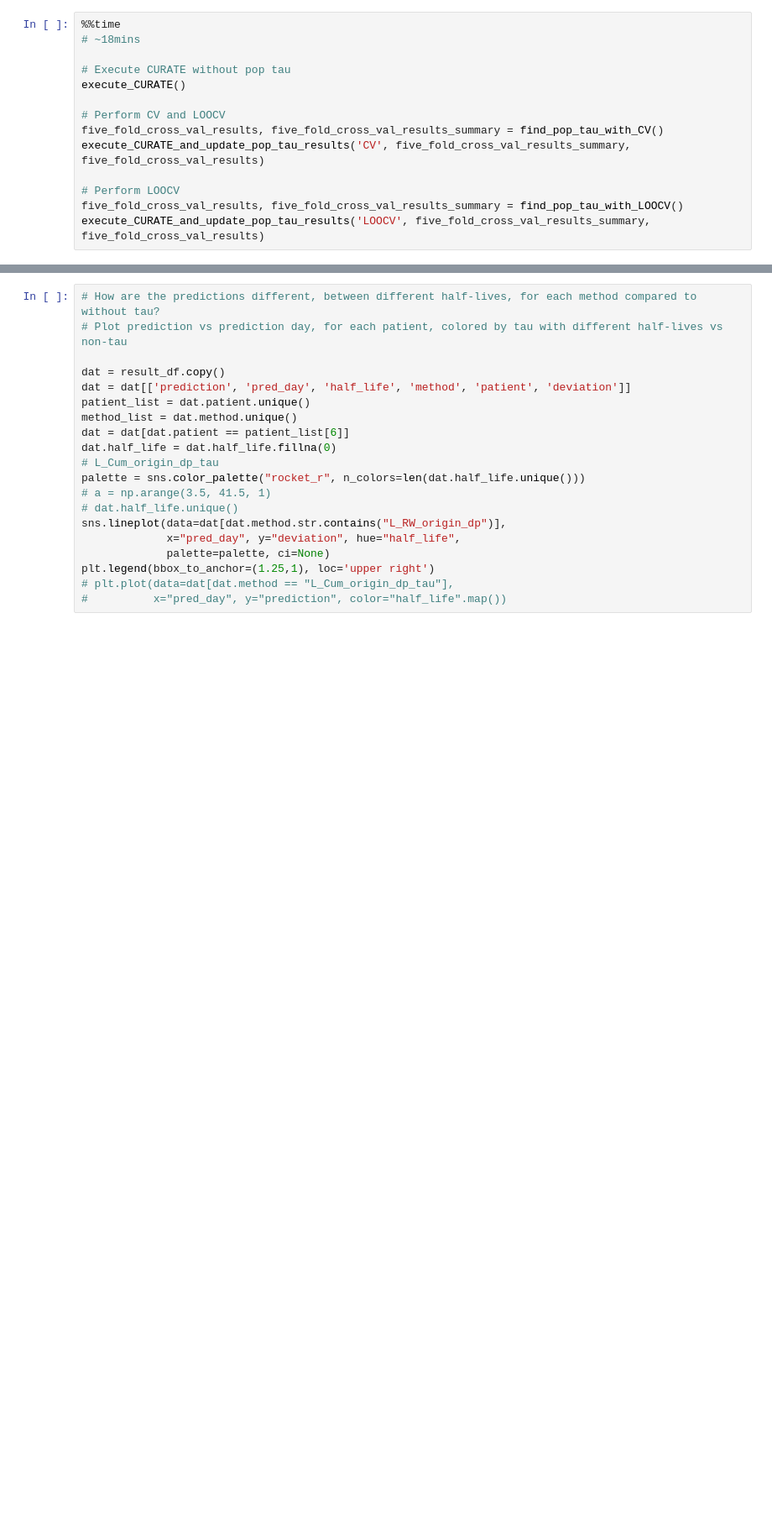
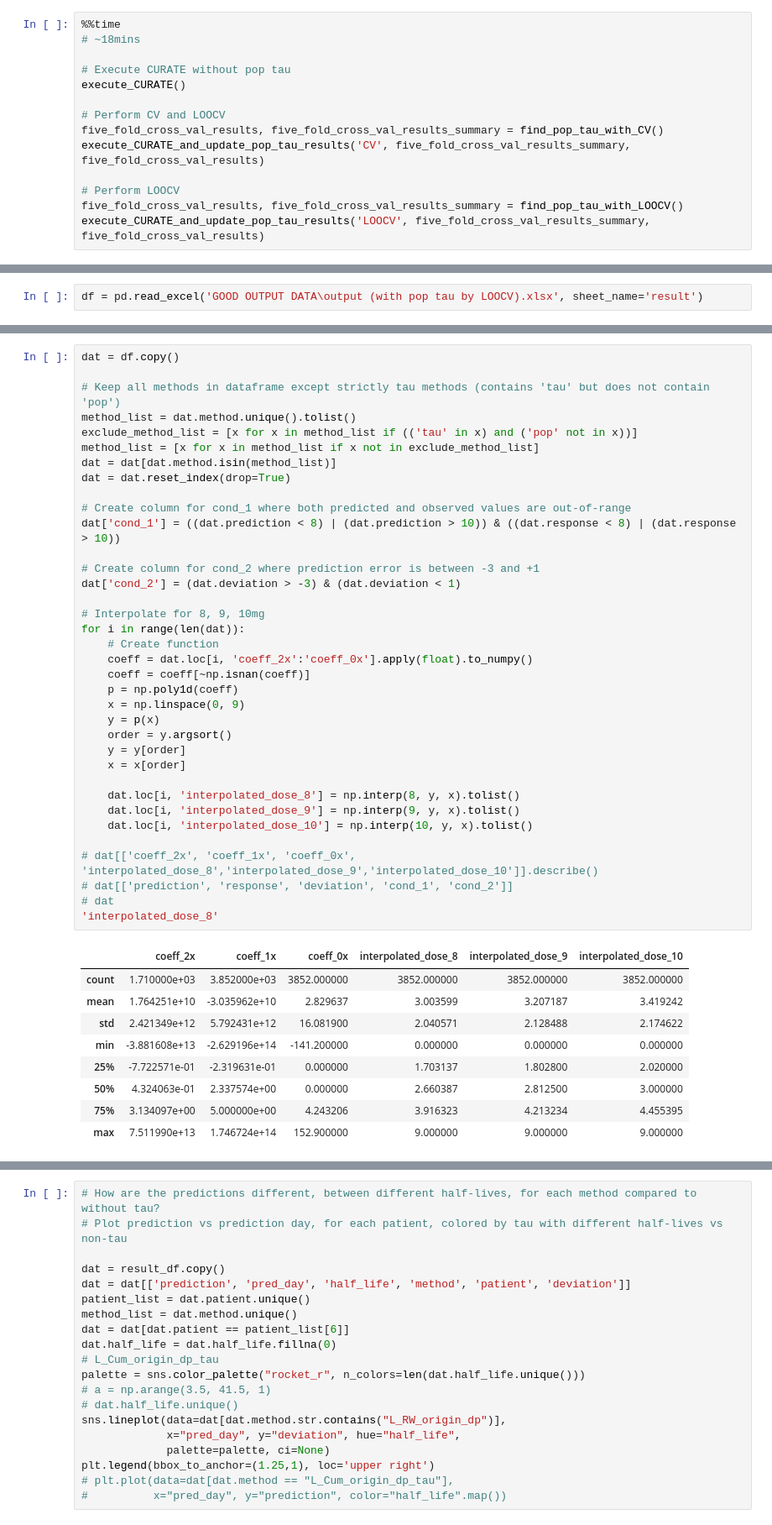
Before and after one commit to tshibei/retro_ped_liver_transplant, a Jupyter notebook: retro_PLT.ipynb, the cells around one changed output, grey strips where cells are left out. Shown at 84% size. Saved outputs shown, nothing was run; the diff lists cells and outputs as text; blank space fills up the shorter version.

```diff
--- a/retro_PLT.ipynb
+++ b/retro_PLT.ipynb
@@ -39,0 +56,2 @@ execute_CURATE_and_update_pop_tau_results('LOOCV', five_fold_cross_val_results_s
+# %%
+df = pd.read_excel('GOOD OUTPUT DATA\output (with pop tau by LOOCV).xlsx', sheet_name='result')
@@ -39,0 +73,46 @@ execute_CURATE_and_update_pop_tau_results('LOOCV', five_fold_cross_val_results_s
+# %%
+dat = df.copy()
+
+# Keep all methods in dataframe except strictly tau methods (contains 'tau' but does not contain 'pop')
+method_list = dat.method.unique().tolist()
+exclude_method_list = [x for x in method_list if (('tau' in x) and ('pop' not in x))]
+method_list = [x for x in method_list if x not in exclude_method_list]
+dat = dat[dat.method.isin(method_list)]
+dat = dat.reset_index(drop=True)
+
+# Create column for cond_1 where both predicted and observed values are out-of-range
+dat['cond_1'] = ((dat.prediction < 8) | (dat.prediction > 10)) & ((dat.response < 8) | (dat.response > 10))
+
+# Create column for cond_2 where prediction error is between -3 and +1
+dat['cond_2'] = (dat.deviation > -3) & (dat.deviation < 1)
+
+# Interpolate for 8, 9, 10mg
+for i in range(len(dat)):
+    # Create function
+    coeff = dat.loc[i, 'coeff_2x':'coeff_0x'].apply(float).to_numpy()
+    coeff = coeff[~np.isnan(coeff)]
+    p = np.poly1d(coeff)
+    x = np.linspace(0, 9)
+    y = p(x)
+    order = y.argsort()
+    y = y[order]
+    x = x[order]
+
+    dat.loc[i, 'interpolated_dose_8'] = np.interp(8, y, x).tolist()
+    dat.loc[i, 'interpolated_dose_9'] = np.interp(9, y, x).tolist()
+    dat.loc[i, 'interpolated_dose_10'] = np.interp(10, y, x).tolist()
+
+# dat[['coeff_2x', 'coeff_1x', 'coeff_0x', 'interpolated_dose_8','interpolated_dose_9','interpolated_dose_10']].describe()
+# dat[['prediction', 'response', 'deviation', 'cond_1', 'cond_2']]
+# dat
+'interpolated_dose_8'
+# %% [output]
+|  | coeff_2x | coeff_1x | coeff_0x | interpolated_dose_8 | interpolated_dose_9 | interpolated_dose_10 |
+| count | 1.710000e+03 | 3.852000e+03 | 3852.000000 | 3852.000000 | 3852.000000 | 3852.000000 |
+| mean | 1.764251e+10 | -3.035962e+10 | 2.829637 | 3.003599 | 3.207187 | 3.419242 |
+| std | 2.421349e+12 | 5.792431e+12 | 16.081900 | 2.040571 | 2.128488 | 2.174622 |
+| min | -3.881608e+13 | -2.629196e+14 | -141.200000 | 0.000000 | 0.000000 | 0.000000 |
+| 25% | -7.722571e-01 | -2.319631e-01 | 0.000000 | 1.703137 | 1.802800 | 2.020000 |
+| 50% | 4.324063e-01 | 2.337574e+00 | 0.000000 | 2.660387 | 2.812500 | 3.000000 |
+| 75% | 3.134097e+00 | 5.000000e+00 | 4.243206 | 3.916323 | 4.213234 | 4.455395 |
+| max | 7.511990e+13 | 1.746724e+14 | 152.900000 | 9.000000 | 9.000000 | 9.000000 |
```
Also changed, not shown: parts of 8 cells of this notebook, 10 other files.
